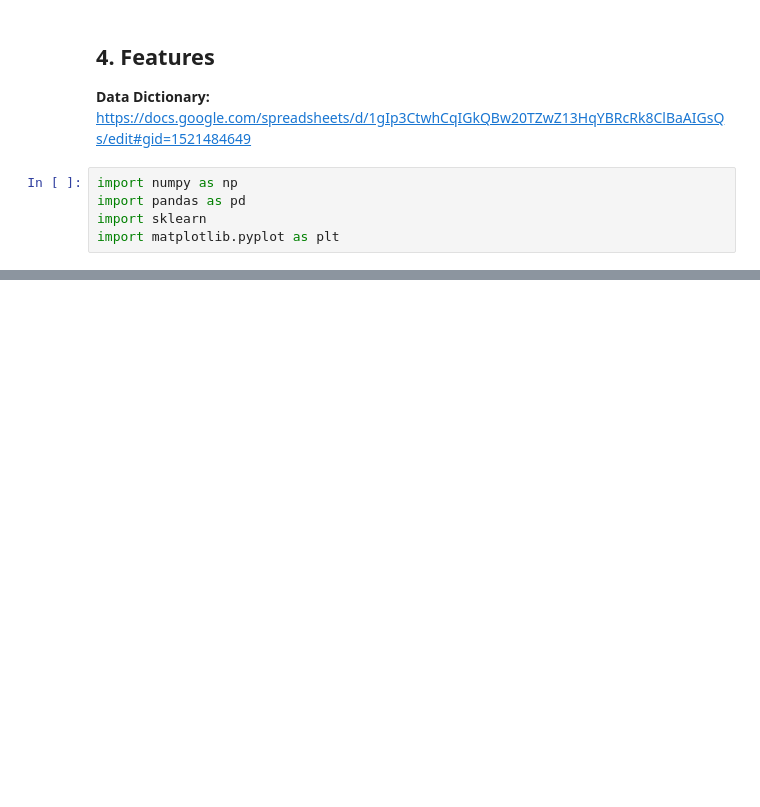
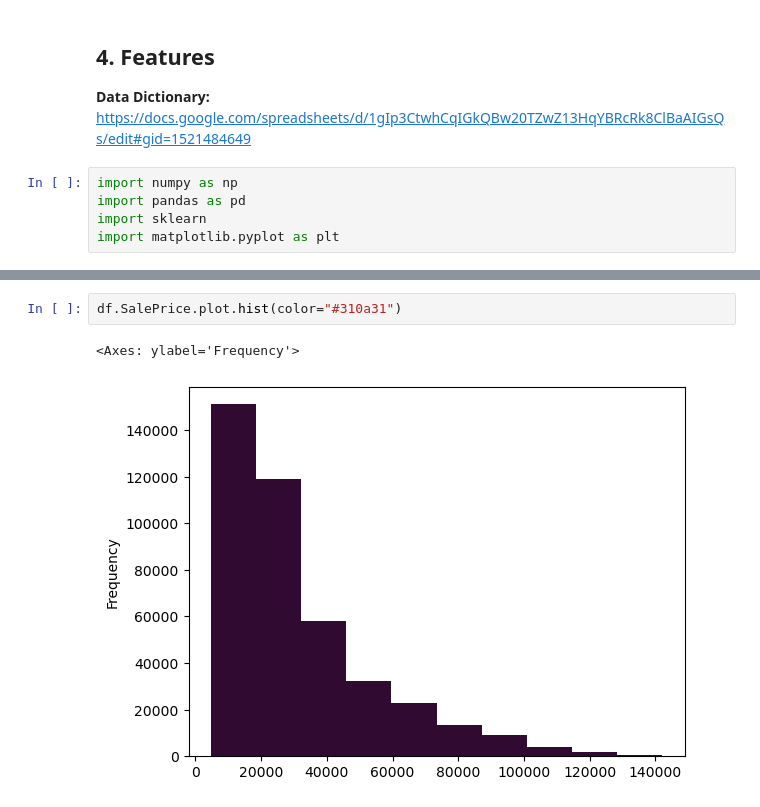
Before and after one commit to sarthaklambaa/Bulldozer-Price-Prediction, a Jupyter notebook: bulldozer-price-prediction.ipynb, the cells around one changed output, grey strips where cells are left out. Cells and saved outputs as stored; diff of their text form; blank space fills up the shorter version.

```diff
--- a/bulldozer-price-prediction.ipynb
+++ b/bulldozer-price-prediction.ipynb
@@ -28,0 +93,5 @@ import matplotlib.pyplot as plt
+# %%
+df.SalePrice.plot.hist(color="#310a31")
+# %% [output]
+<Axes: ylabel='Frequency'>
+[figure, added]
```
Also changed, not shown: parts of 18 cells of this notebook.
